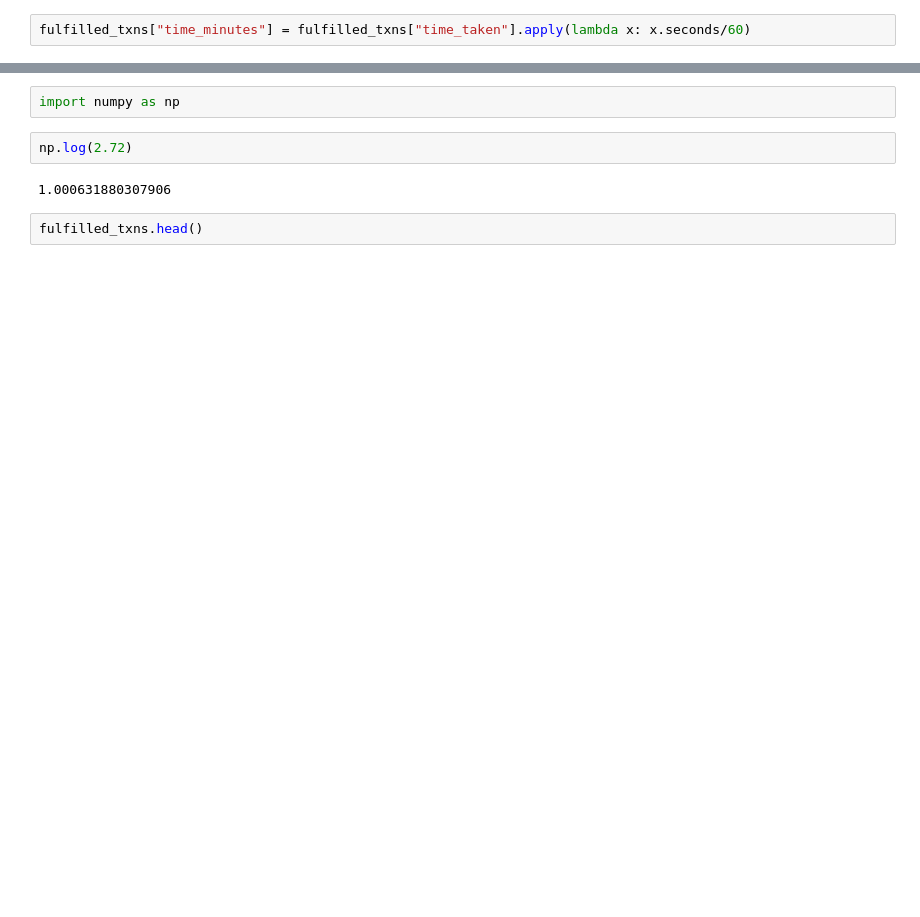
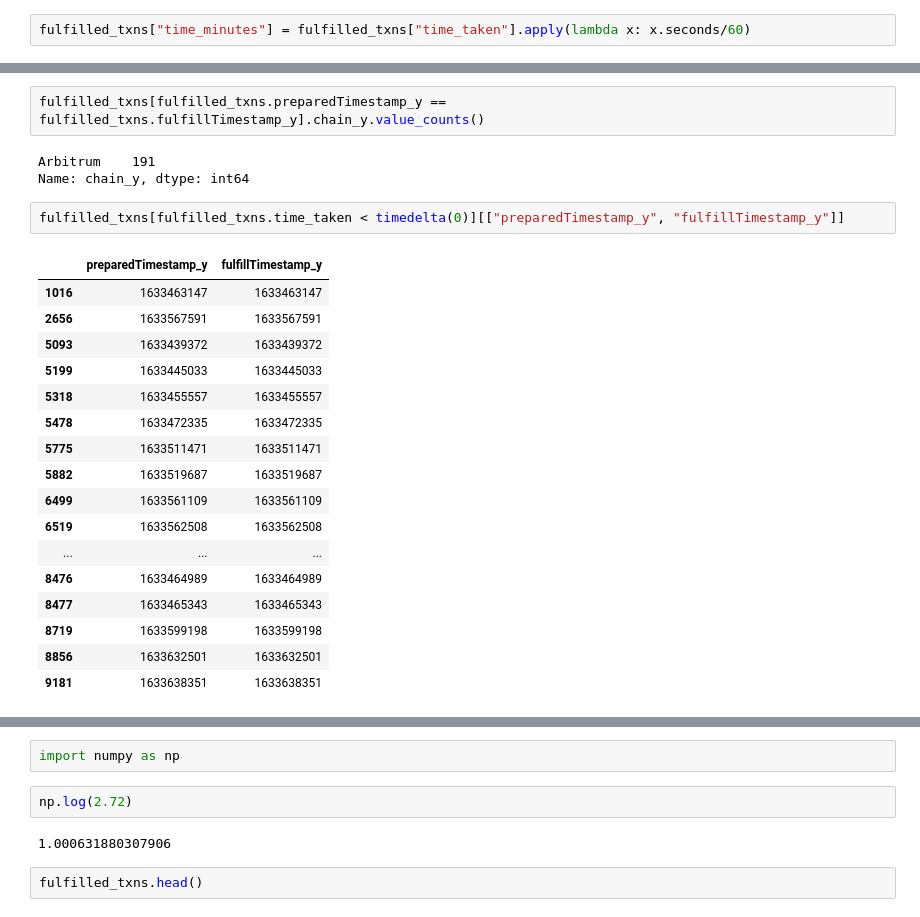
Before and after one commit to enzotavares/lifi-analytics-backend, a Jupyter notebook: subgraph_analysis.ipynb, the cells around one changed output, grey strips where cells are left out. Saved outputs shown, nothing was run; the diff lists cells and outputs as text; blank space fills up the shorter version.

Commit message:
added old txns table

```diff
--- a/subgraph_analysis.ipynb
+++ b/subgraph_analysis.ipynb
@@ -1497,0 +1364,25 @@ Name: time_seconds, dtype: float64
+# %%
+fulfilled_txns[fulfilled_txns.preparedTimestamp_y == fulfilled_txns.fulfillTimestamp_y].chain_y.value_counts()
+# %% [output]
+Arbitrum    191
+Name: chain_y, dtype: int64
+# %%
+fulfilled_txns[fulfilled_txns.time_taken < timedelta(0)][["preparedTimestamp_y", "fulfillTimestamp_y"]]
+# %% [output]
+|  | preparedTimestamp_y | fulfillTimestamp_y |
+| 1016 | 1633463147 | 1633463147 |
+| 2656 | 1633567591 | 1633567591 |
+| 5093 | 1633439372 | 1633439372 |
+| 5199 | 1633445033 | 1633445033 |
+| 5318 | 1633455557 | 1633455557 |
+| 5478 | 1633472335 | 1633472335 |
+| 5775 | 1633511471 | 1633511471 |
+| 5882 | 1633519687 | 1633519687 |
+| 6499 | 1633561109 | 1633561109 |
+| 6519 | 1633562508 | 1633562508 |
+| ... | ... | ... |
+| 8476 | 1633464989 | 1633464989 |
+| 8477 | 1633465343 | 1633465343 |
+| 8719 | 1633599198 | 1633599198 |
+| 8856 | 1633632501 | 1633632501 |
+| 9181 | 1633638351 | 1633638351 |
```
Also changed, not shown: parts of 121 cells of this notebook, 8 other files.
